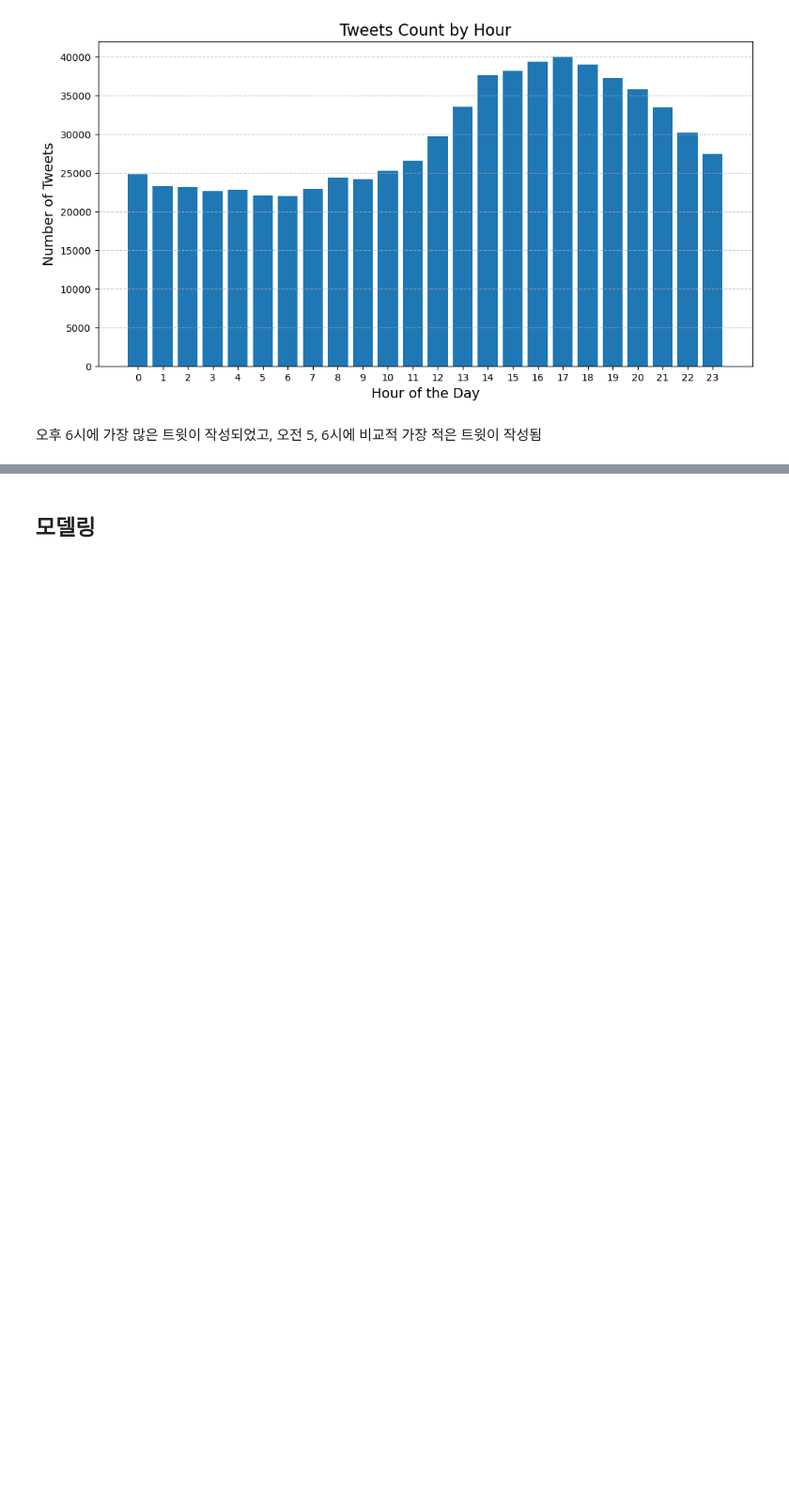
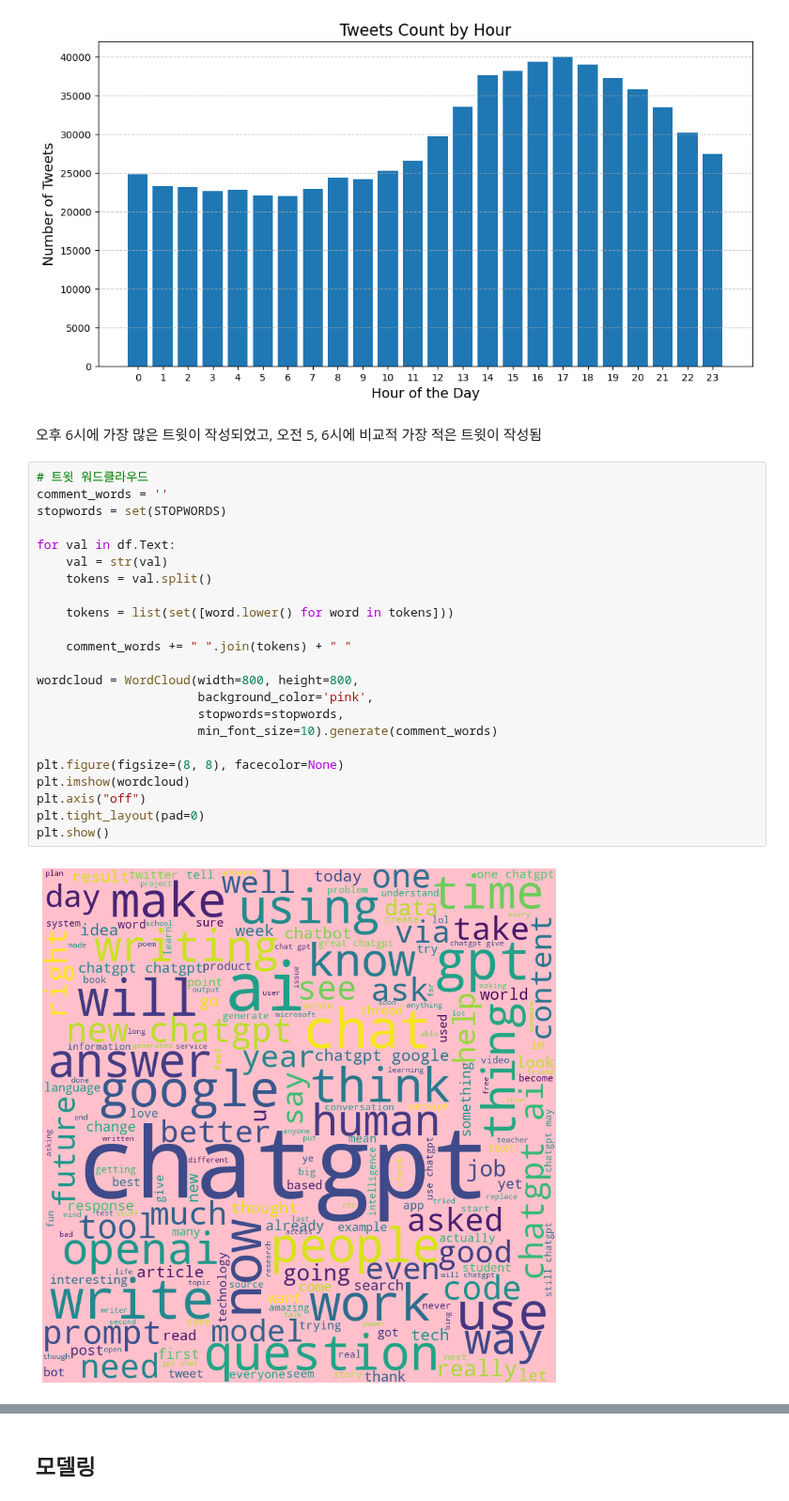
Before and after one commit to halley1116/2025_DA_study, a Jupyter notebook: team1/PSM_1_4.ipynb, the cells around one changed output, grey strips where cells are left out. Shown at 94% size. Cells and saved outputs as stored; diff of their text form; blank space fills up the shorter version.

```diff
--- a/team1/PSM_1_4.ipynb
+++ b/team1/PSM_1_4.ipynb
@@ -244,3 +328,28 @@ plt.show()
 [figure]
 # %% [markdown]
 오후 6시에 가장 많은 트윗이 작성되었고, 오전 5, 6시에 비교적 가장 적은 트윗이 작성됨
+# %%
+# 트윗 워드클라우드
+comment_words = ''
+stopwords = set(STOPWORDS)
+
+for val in df.Text:
+    val = str(val)
+    tokens = val.split()
+
+    tokens = list(set([word.lower() for word in tokens]))
+
+    comment_words += " ".join(tokens) + " "
+
+wordcloud = WordCloud(width=800, height=800,
+                      background_color='pink',
+                      stopwords=stopwords,
+                      min_font_size=10).generate(comment_words)
+
+plt.figure(figsize=(8, 8), facecolor=None)
+plt.imshow(wordcloud)
+plt.axis("off")
+plt.tight_layout(pad=0)
+plt.show()
+# %% [output]
+[figure, added]
```
Also changed, not shown: parts of 40 cells of this notebook.
